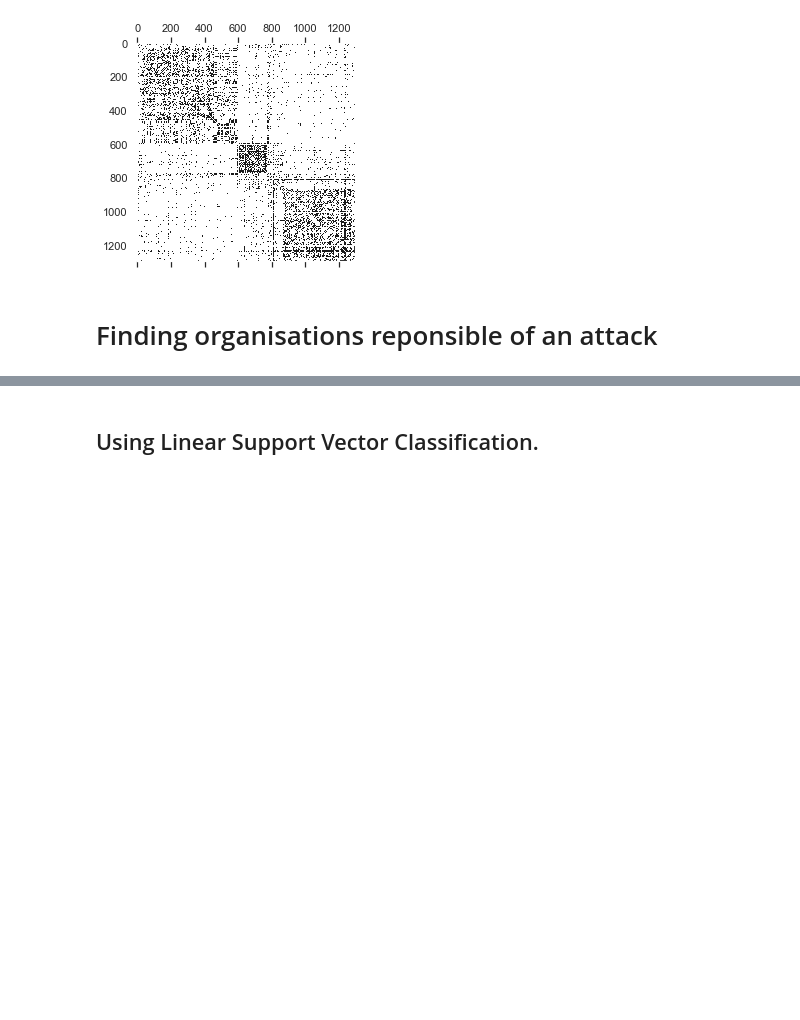
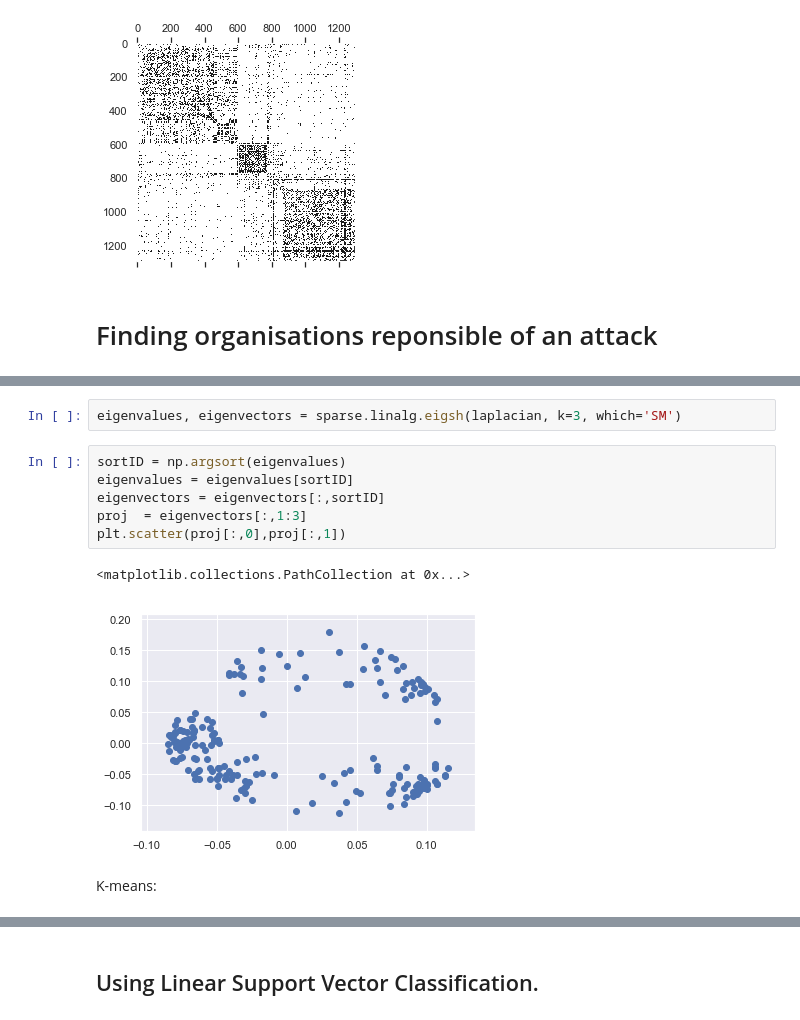
Before and after one commit to yusiZou/NTDS_project, a Jupyter notebook: code.ipynb, the cells around one changed output, grey strips where cells are left out. Saved outputs shown, nothing was run; the diff lists cells and outputs as text; blank space fills up the shorter version.

```diff
--- a/code.ipynb
+++ b/code.ipynb
@@ -236,0 +324,13 @@ plt.spy(spase_f_adjacency)
+# %%
+eigenvalues, eigenvectors = sparse.linalg.eigsh(laplacian, k=3, which='SM')
+# %%
+sortID = np.argsort(eigenvalues)
+eigenvalues = eigenvalues[sortID]
+eigenvectors = eigenvectors[:,sortID]
+proj  = eigenvectors[:,1:3]
+plt.scatter(proj[:,0],proj[:,1])
+# %% [output]
+<matplotlib.collections.PathCollection at 0x...>
+[figure, added]
+# %% [markdown]
+K-means:
```
Also changed, not shown: parts of 21 cells of this notebook.
